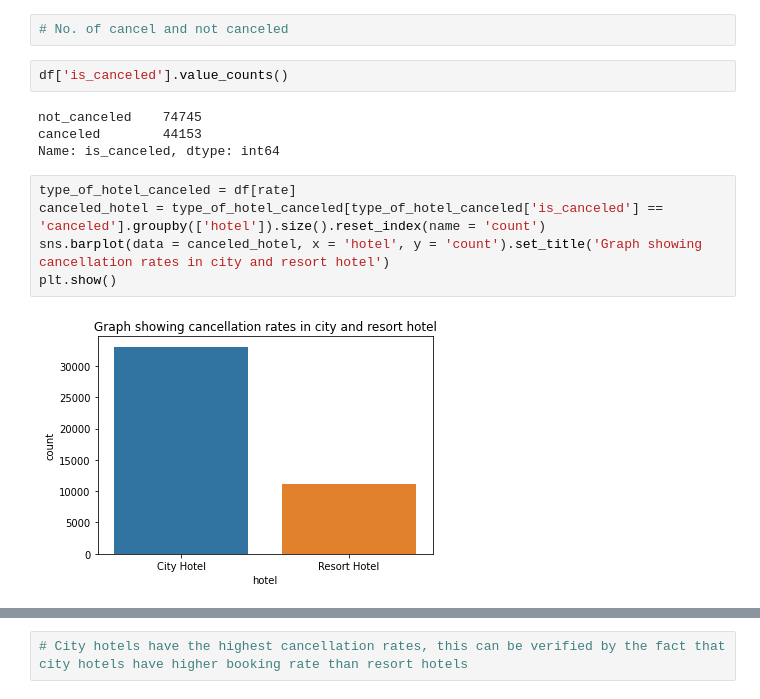
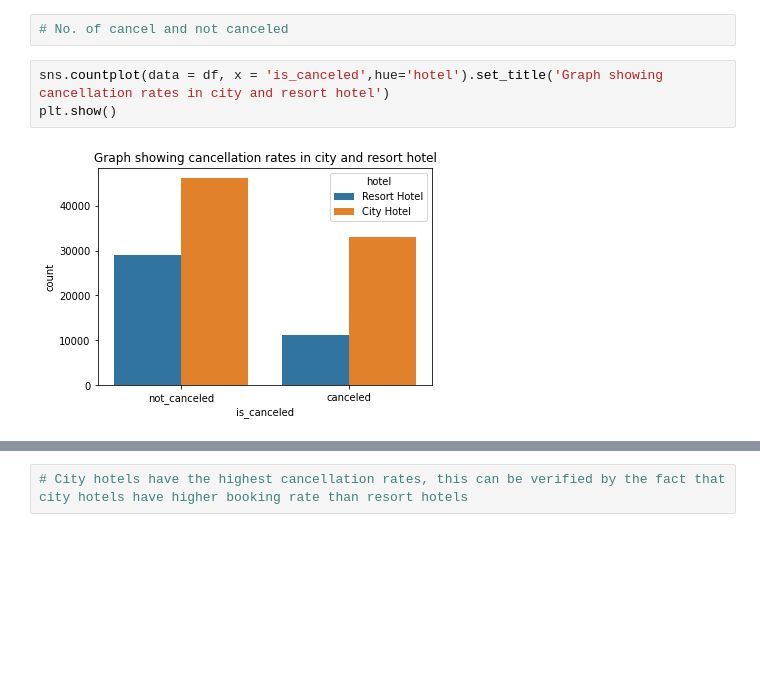
Before and after one commit to Gaurav-Yaduvanshi/Hotel-Booking-Analysis, a Jupyter notebook: Hotel_Booking_Analysis_Individual_Notebook_.ipynb, the cells around one changed output, grey strips where cells are left out. Drawn from its saved outputs; the diff is of its cells as text; blank space fills up the shorter version.

```diff
--- a/Hotel_Booking_Analysis_Individual_Notebook_.ipynb
+++ b/Hotel_Booking_Analysis_Individual_Notebook_.ipynb
@@ -159,16 +167,8 @@ plt.show()
 # From above pie chart We can see that majority of the people preferred City hotel over Resort hotel
 # %%
 # No. of cancel and not canceled
-# %%
-df['is_canceled'].value_counts()
-# %% [output]
-not_canceled    74745
-canceled        44153
-Name: is_canceled, dtype: int64
 # %%
-type_of_hotel_canceled = df[rate]
-canceled_hotel = type_of_hotel_canceled[type_of_hotel_canceled['is_canceled'] == 'canceled'].groupby(['hotel']).size().reset_index(name = 'count')
-sns.barplot(data = canceled_hotel, x = 'hotel', y = 'count').set_title('Graph showing cancellation rates in city and resort hotel')
+sns.countplot(data = df, x = 'is_canceled',hue='hotel').set_title('Graph showing cancellation rates in city and resort hotel')
 plt.show()
 # %% [output]
-[figure, old version]
+[figure, new version]
```
Also changed, not shown: parts of 7 cells of this notebook.
